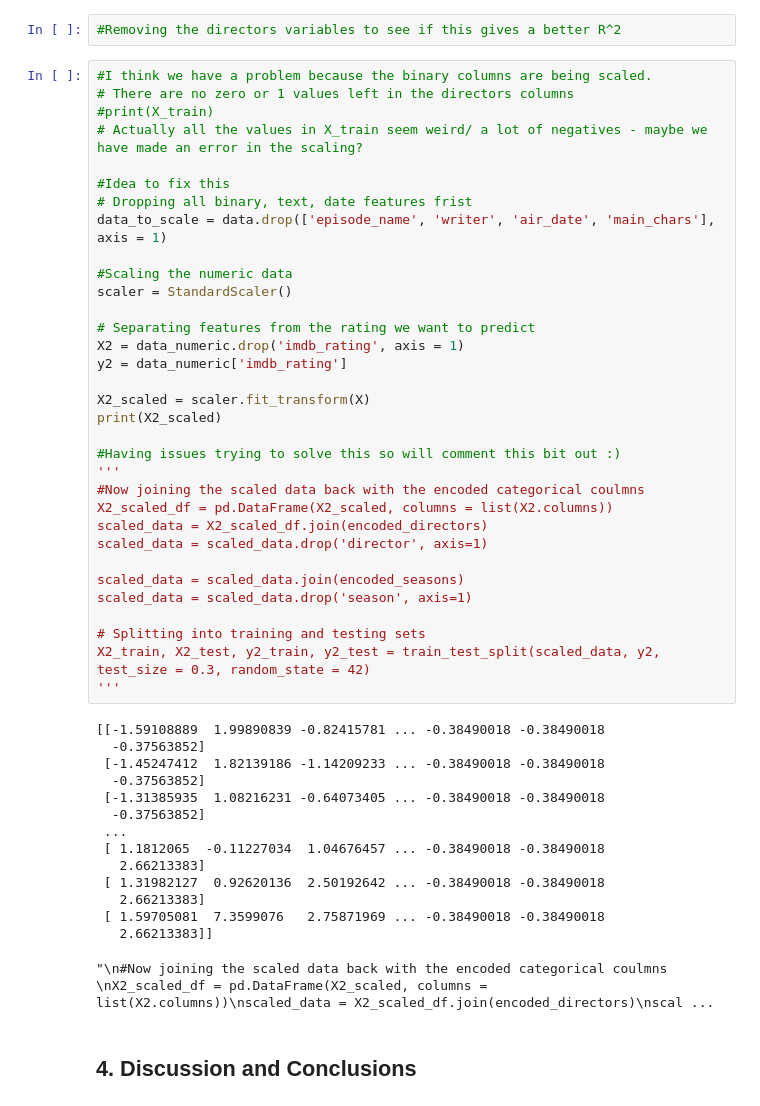
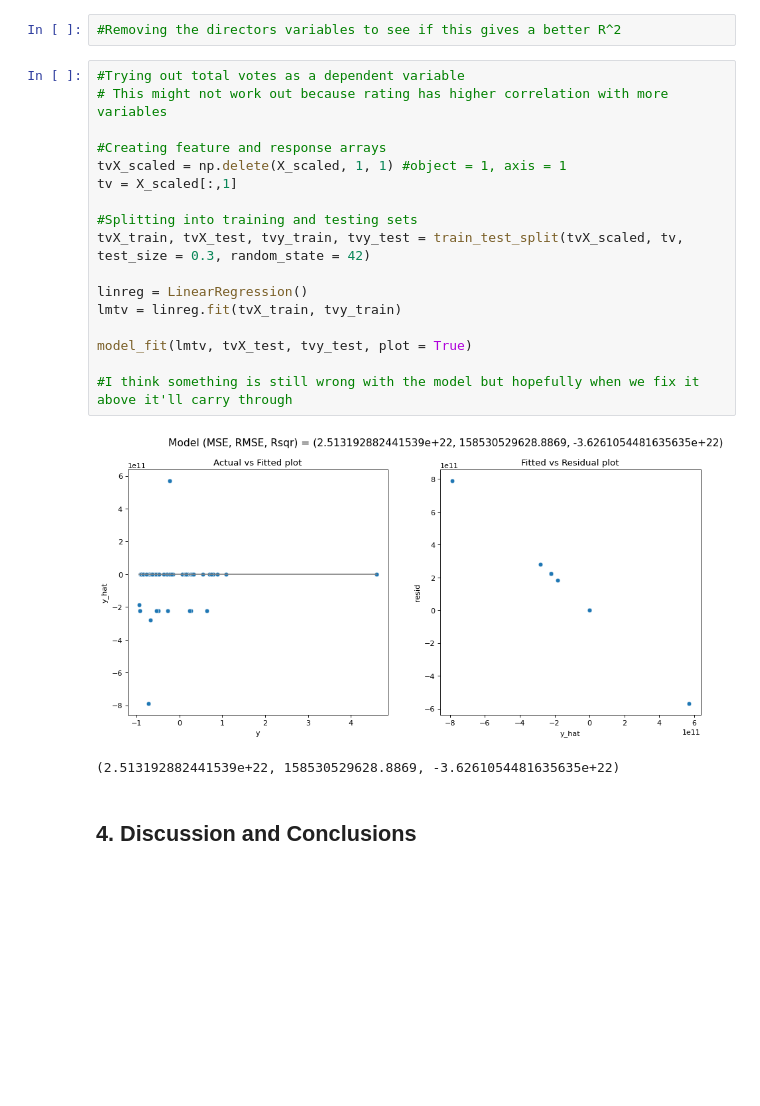
Before and after one commit to BradWangW/imdb_rate_model, a Jupyter notebook: project1.ipynb, the cells around one changed output. Saved outputs shown, nothing was run; the diff lists cells and outputs as text; blank space fills up the shorter version.

Commit message:
Trying out total_votes as dependent variable

```diff
--- a/project1.ipynb
+++ b/project1.ipynb
@@ -429,54 +429,26 @@ model_fit(gs.best_estimator_, X_test, y_test, plot=True)
 (0.10209096495932814, 0.31951676788445416, 0.4778824408218446)
 # %%
 #Removing the directors variables to see if this gives a better R^2
-# %%
-#I think we have a problem because the binary columns are being scaled.
-# There are no zero or 1 values left in the directors columns
-#print(X_train)
-# Actually all the values in X_train seem weird/ a lot of negatives - maybe we have made an error in the scaling?
-
-#Idea to fix this
-# Dropping all binary, text, date features frist
-data_to_scale = data.drop(['episode_name', 'writer', 'air_date', 'main_chars'], axis = 1)
-
-#Scaling the numeric data
-scaler = StandardScaler()
-
-# Separating features from the rating we want to predict
-X2 = data_numeric.drop('imdb_rating', axis = 1)
-y2 = data_numeric['imdb_rating']
-
-X2_scaled = scaler.fit_transform(X)
-print(X2_scaled)
-
-#Having issues trying to solve this so will comment this bit out :)
-'''
-#Now joining the scaled data back with the encoded categorical coulmns
-X2_scaled_df = pd.DataFrame(X2_scaled, columns = list(X2.columns))
-scaled_data = X2_scaled_df.join(encoded_directors)
-scaled_data = scaled_data.drop('director', axis=1)
-
-scaled_data = scaled_data.join(encoded_seasons)
-scaled_data = scaled_data.drop('season', axis=1)
-
-# Splitting into training and testing sets
-X2_train, X2_test, y2_train, y2_test = train_test_split(scaled_data, y2, test_size = 0.3, random_state = 42)
-'''
-# %% [output]
-[[-1.59108889  1.99890839 -0.82415781 ... -0.38490018 -0.38490018
-  -0.37563852]
- [-1.45247412  1.82139186 -1.14209233 ... -0.38490018 -0.38490018
-  -0.37563852]
- [-1.31385935  1.08216231 -0.64073405 ... -0.38490018 -0.38490018
-  -0.37563852]
- ...
- [ 1.1812065  -0.11227034  1.04676457 ... -0.38490018 -0.38490018
-   2.66213383]
- [ 1.31982127  0.92620136  2.50192642 ... -0.38490018 -0.38490018
-   2.66213383]
- [ 1.59705081  7.3599076   2.75871969 ... -0.38490018 -0.38490018
-   2.66213383]]
-"\n#Now joining the scaled data back with the encoded categorical coulmns \nX2_scaled_df = pd.DataFrame(X2_scaled, columns = list(X2.columns))\nscaled_data = X2_scaled_df.join(encoded_directors)\nscal ...
+# %%
+#Trying out total votes as a dependent variable
+# This might not work out because rating has higher correlation with more variables
+
+#Creating feature and response arrays
+tvX_scaled = np.delete(X_scaled, 1, 1) #object = 1, axis = 1
+tv = X_scaled[:,1]
+
+#Splitting into training and testing sets
+tvX_train, tvX_test, tvy_train, tvy_test = train_test_split(tvX_scaled, tv, test_size = 0.3, random_state = 42)
+
+linreg = LinearRegression()
+lmtv = linreg.fit(tvX_train, tvy_train)
+
+model_fit(lmtv, tvX_test, tvy_test, plot = True)
+
+#I think something is still wrong with the model but hopefully when we fix it above it'll carry through
+# %% [output]
+[figure, added]
+(2.513192882441539e+22, 158530529628.8869, -3.6261054481635635e+22)
 # %% [markdown]
 ## 4. Discussion and Conclusions
 # %% [markdown]
```
Also changed, not shown: parts of 5 cells of this notebook.
